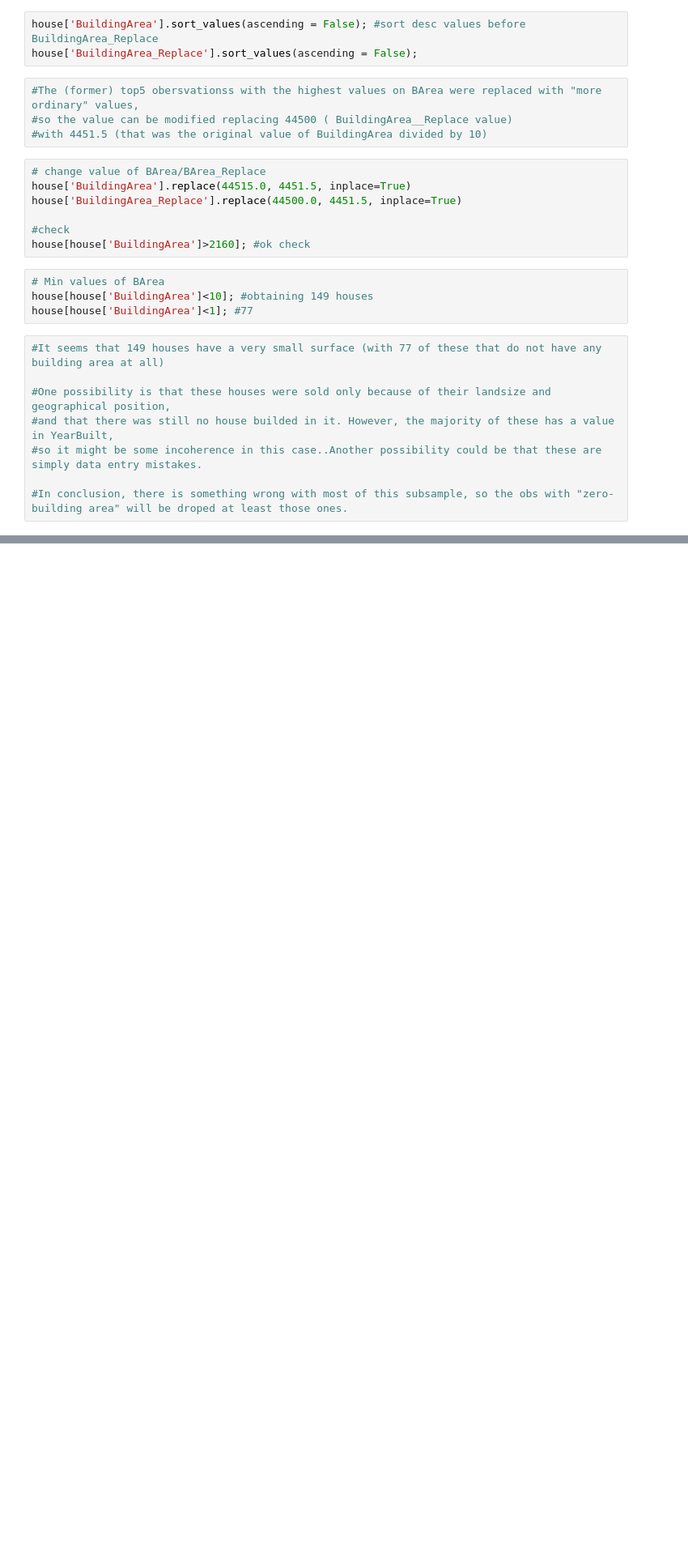
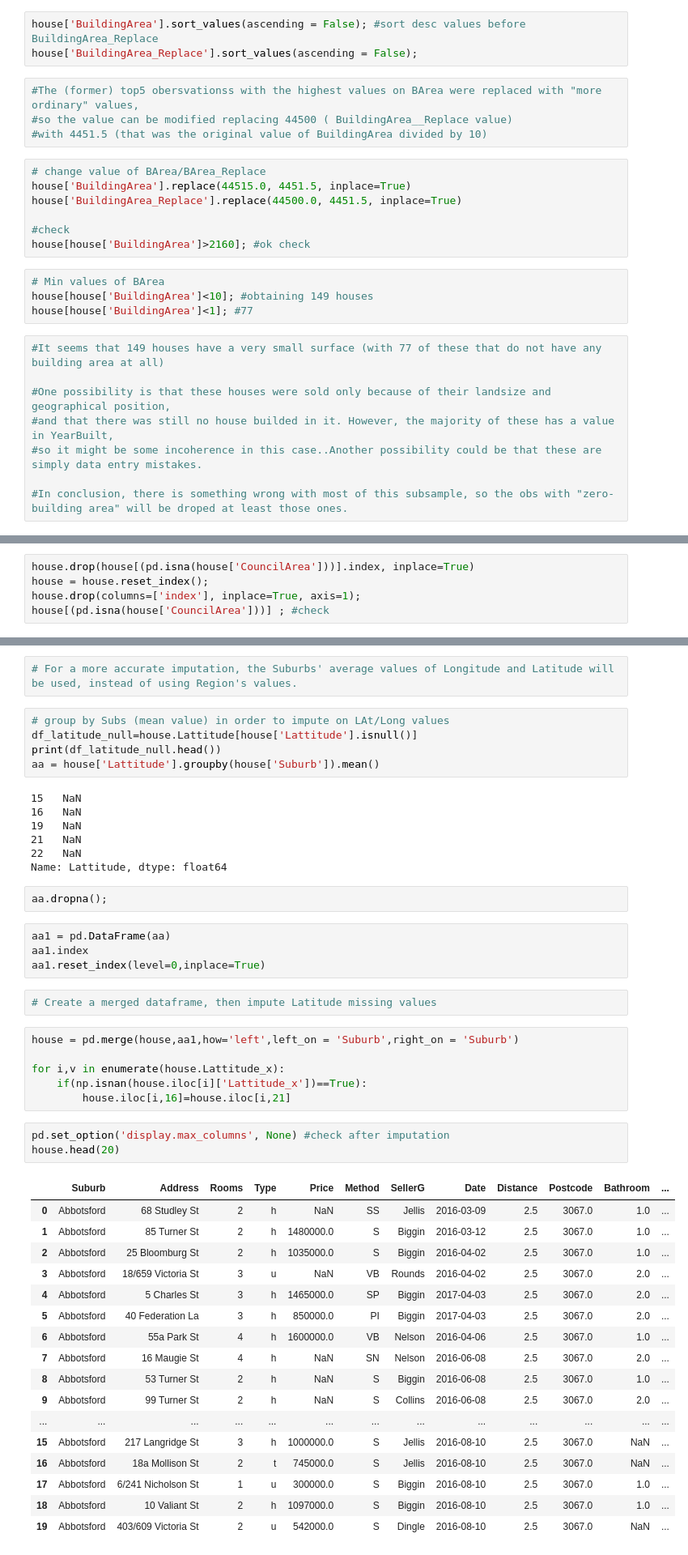
Before and after one commit to NicolaLarosa/housing_price, a Jupyter notebook: housing_price.ipynb, the cells around one changed output, grey strips where cells are left out. Shown at 81% size. Drawn from its saved outputs; the diff is of its cells as text; blank space fills up the shorter version.

```diff
--- a/housing_price.ipynb
+++ b/housing_price.ipynb
@@ -909,0 +1046,5 @@ house[house['BuildingArea']<1]; #77
+# %%
+house.drop(house[(pd.isna(house['CouncilArea']))].index, inplace=True)
+house = house.reset_index();
+house.drop(columns=['index'], inplace=True, axis=1);
+house[(pd.isna(house['CouncilArea']))] ; #check
@@ -909,0 +1128,49 @@ house[house['BuildingArea']<1]; #77
+# %%
+# For a more accurate imputation, the Suburbs' average values of Longitude and Latitude will be used, instead of using Region's values.
+# %%
+# group by Subs (mean value) in order to impute on LAt/Long values
+df_latitude_null=house.Lattitude[house['Lattitude'].isnull()]
+print(df_latitude_null.head())
+aa = house['Lattitude'].groupby(house['Suburb']).mean()
+# %% [output]
+15   NaN
+16   NaN
+19   NaN
+21   NaN
+22   NaN
+Name: Lattitude, dtype: float64
+# %%
+aa.dropna();
+# %%
+aa1 = pd.DataFrame(aa)
+aa1.index
+aa1.reset_index(level=0,inplace=True)
+# %%
+# Create a merged dataframe, then impute Latitude missing values
+# %%
+house = pd.merge(house,aa1,how='left',left_on = 'Suburb',right_on = 'Suburb')
+
+for i,v in enumerate(house.Lattitude_x):
+    if(np.isnan(house.iloc[i]['Lattitude_x'])==True):
+        house.iloc[i,16]=house.iloc[i,21]
+# %%
+pd.set_option('display.max_columns', None) #check after imputation
+house.head(20)
+# %% [output]
+|  | Suburb | Address | Rooms | Type | Price | Method | SellerG | Date | Distance | Postcode | Bathroom | ... |
+| 0 | Abbotsford | 68 Studley St | 2 | h | NaN | SS | Jellis | 2016-03-09 | 2.5 | 3067.0 | 1.0 | ... |
+| 1 | Abbotsford | 85 Turner St | 2 | h | 1480000.0 | S | Biggin | 2016-03-12 | 2.5 | 3067.0 | 1.0 | ... |
+| 2 | Abbotsford | 25 Bloomburg St | 2 | h | 1035000.0 | S | Biggin | 2016-04-02 | 2.5 | 3067.0 | 1.0 | ... |
+| 3 | Abbotsford | 18/659 Victoria St | 3 | u | NaN | VB | Rounds | 2016-04-02 | 2.5 | 3067.0 | 2.0 | ... |
+| 4 | Abbotsford | 5 Charles St | 3 | h | 1465000.0 | SP | Biggin | 2017-04-03 | 2.5 | 3067.0 | 2.0 | ... |
+| 5 | Abbotsford | 40 Federation La | 3 | h | 850000.0 | PI | Biggin | 2017-04-03 | 2.5 | 3067.0 | 2.0 | ... |
+| 6 | Abbotsford | 55a Park St | 4 | h | 1600000.0 | VB | Nelson | 2016-04-06 | 2.5 | 3067.0 | 1.0 | ... |
+| 7 | Abbotsford | 16 Maugie St | 4 | h | NaN | SN | Nelson | 2016-06-08 | 2.5 | 3067.0 | 2.0 | ... |
+| 8 | Abbotsford | 53 Turner St | 2 | h | NaN | S | Biggin | 2016-06-08 | 2.5 | 3067.0 | 1.0 | ... |
+| 9 | Abbotsford | 99 Turner St | 2 | h | NaN | S | Collins | 2016-06-08 | 2.5 | 3067.0 | 2.0 | ... |
+| ... | ... | ... | ... | ... | ... | ... | ... | ... | ... | ... | ... | ... |
+| 15 | Abbotsford | 217 Langridge St | 3 | h | 1000000.0 | S | Jellis | 2016-08-10 | 2.5 | 3067.0 | NaN | ... |
+| 16 | Abbotsford | 18a Mollison St | 2 | t | 745000.0 | S | Jellis | 2016-08-10 | 2.5 | 3067.0 | NaN | ... |
+| 17 | Abbotsford | 6/241 Nicholson St | 1 | u | 300000.0 | S | Biggin | 2016-08-10 | 2.5 | 3067.0 | 1.0 | ... |
+| 18 | Abbotsford | 10 Valiant St | 2 | h | 1097000.0 | S | Biggin | 2016-08-10 | 2.5 | 3067.0 | 1.0 | ... |
+| 19 | Abbotsford | 403/609 Victoria St | 2 | u | 542000.0 | S | Dingle | 2016-08-10 | 2.5 | 3067.0 | NaN | ... |
```
Also changed, not shown: parts of 42 cells of this notebook.
